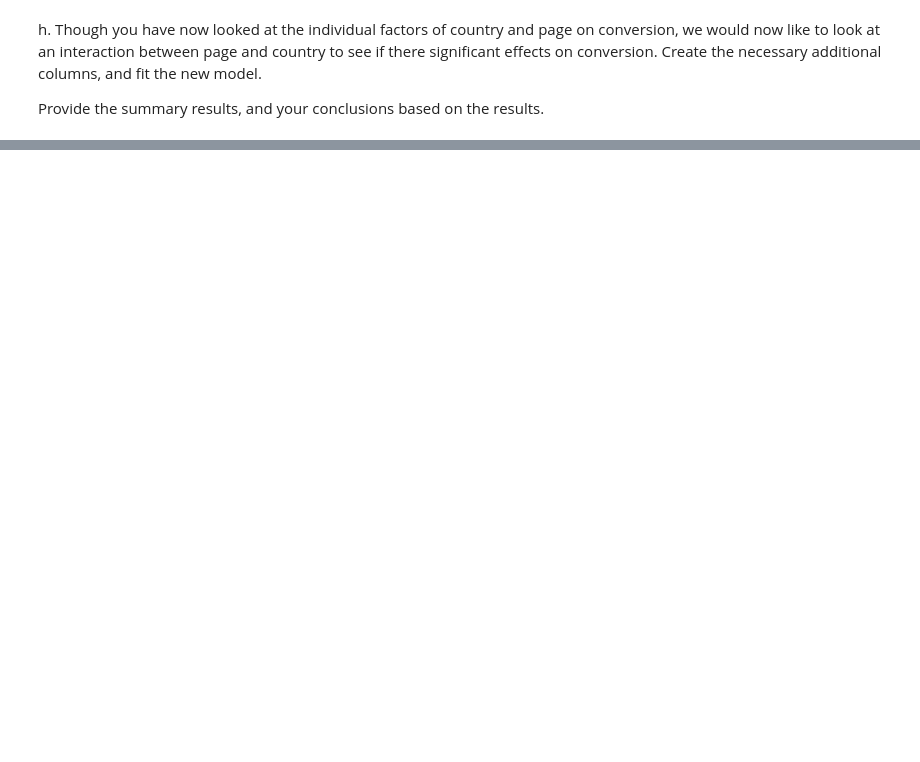
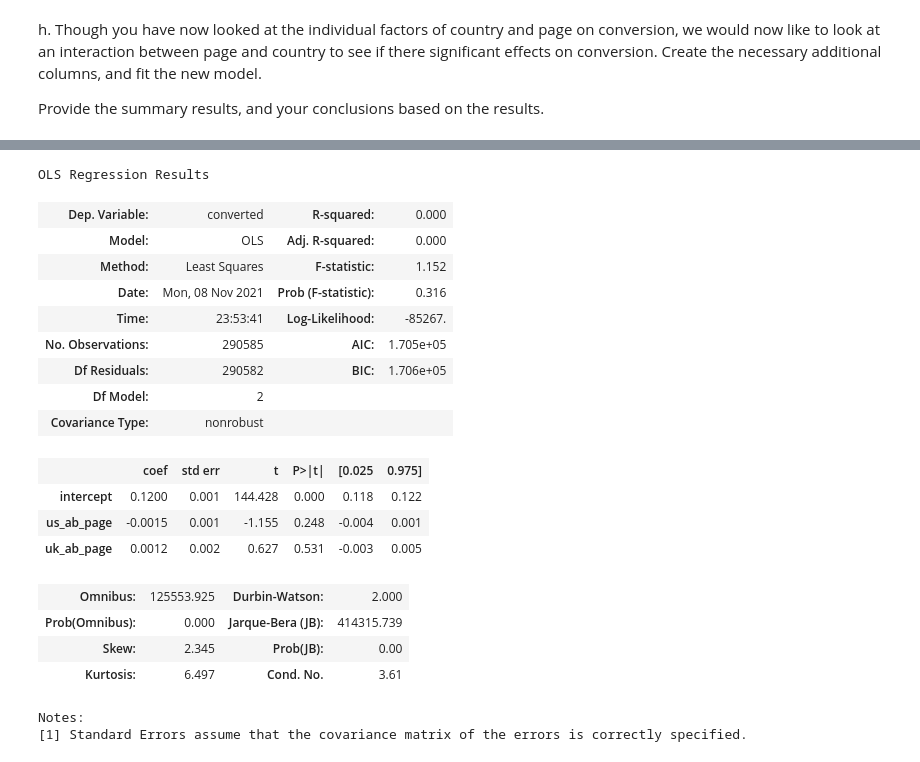
Before and after one commit to DavitLomadze/AnalyzeABTestResults-2, a Jupyter notebook: Analyze_ab_test_results_notebook.ipynb, the cells around one changed output, grey strips where cells are left out. Drawn from its saved outputs; the diff is of its cells as text; code cells hidden in the pictures; blank space fills up the shorter version.

```diff
--- a/Analyze_ab_test_results_notebook.ipynb
+++ b/Analyze_ab_test_results_notebook.ipynb
@@ -423,0 +429,4 @@ Notes:
+# %%
+# adding new columns with interaction between us and ab_page, uk and ab_page
+df3['us_ab_page'] = df3.ab_page * df3.us
+df3['uk_ab_page'] = df3.ab_page * df3.uk
@@ -423,0 +436,26 @@ Notes:
+# %%
+# OLS model with new columns
+df3_lm = sm.OLS(df3.converted, df3[['intercept', 'us_ab_page', 'uk_ab_page']])
+df3_result = df3_lm.fit()
+df3_result.summary()
+# %% [output]
+OLS Regression Results
+| Dep. Variable: | converted | R-squared: | 0.000 |
+| Model: | OLS | Adj. R-squared: | 0.000 |
+| Method: | Least Squares | F-statistic: | 1.152 |
+| Date: | Mon, 08 Nov 2021 | Prob (F-statistic): | 0.316 |
+| Time: | 23:53:41 | Log-Likelihood: | -85267. |
+| No. Observations: | 290585 | AIC: | 1.705e+05 |
+| Df Residuals: | 290582 | BIC: | 1.706e+05 |
+| Df Model: | 2 |  |  |
+| Covariance Type: | nonrobust |  |  |
+|  | coef | std err | t | P>|t| | [0.025 | 0.975] |
+| intercept | 0.1200 | 0.001 | 144.428 | 0.000 | 0.118 | 0.122 |
+| us_ab_page | -0.0015 | 0.001 | -1.155 | 0.248 | -0.004 | 0.001 |
+| uk_ab_page | 0.0012 | 0.002 | 0.627 | 0.531 | -0.003 | 0.005 |
+| Omnibus: | 125553.925 | Durbin-Watson: | 2.000 |
+| Prob(Omnibus): | 0.000 | Jarque-Bera (JB): | 414315.739 |
+| Skew: | 2.345 | Prob(JB): | 0.00 |
+| Kurtosis: | 6.497 | Cond. No. | 3.61 |
+Notes:
+[1] Standard Errors assume that the covariance matrix of the errors is correctly specified.
```
Also changed, not shown: parts of 27 cells of this notebook.
